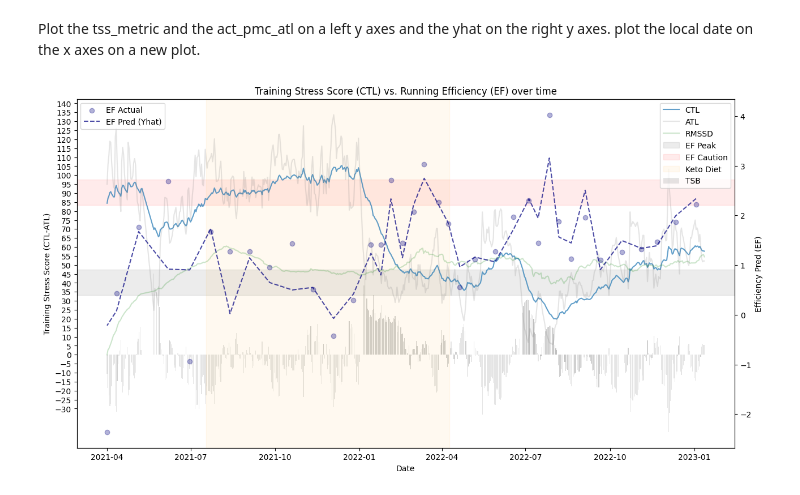
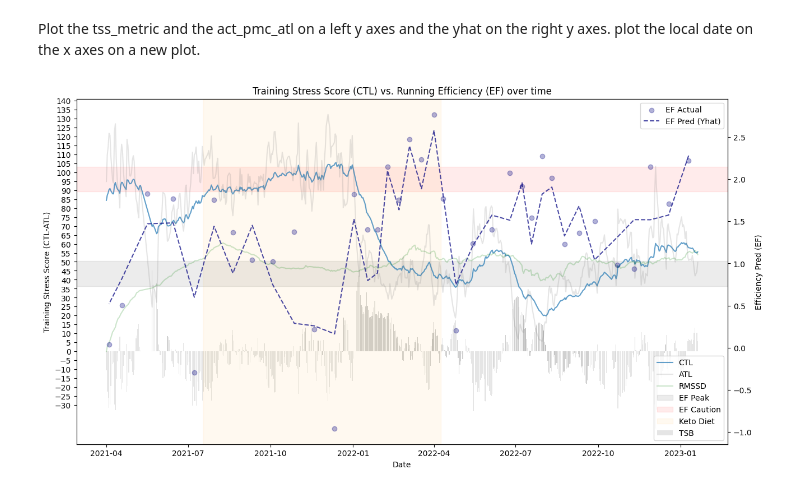
Before and after one commit to pgalko/ml_running_efficiency_predict, a Jupyter notebook: ML_Running_Efficiency_Prediction.ipynb, the cells around one changed output. Cells and saved outputs as stored; diff of their text form; code cells hidden in the pictures.

```diff
--- a/ML_Running_Efficiency_Prediction.ipynb
+++ b/ML_Running_Efficiency_Prediction.ipynb
@@ -77,7 +77,7 @@ def calculate_running_index_hr_rs(peak_speed,duration,distance,HR,HRmax,HRrest):
 # %% [markdown]
 Create a dataframe from the csv file
 # %%
-data_run = pd.read_csv("Activity_Data_Filtered.csv")
+data_run = pd.read_csv("db_efficiency_factor_pred_run.csv")
 # %%
 print(data_run)
 # %% [output]
@@ -139,6 +139,7 @@ Calculate running index for each run and add it to a new column 'ef_run'
 for index, row in data_run.iterrows():
   if "Run" in row['act_type']:
     data_run.loc[index,'ef_run'] = calculate_running_index_hr_rs(vvo2max_run,row['act_duration'],row['act_distance'],row['act_heart_rate'],HRmax,HRrest)
+    data_run.loc[index,'act_gap_run'] = row['act_gap']
 # %% [markdown]
 Drop ef_run values greater than 3 standard deviations from the mean
 # %%
@@ -167,6 +170,7 @@ bmi_block = []
 altitude_block = []
 act_count_block = []
 nutr_fiber_block = []
+act_gap_block = []
 # %% [markdown]
 Loop through the dataframe and calculate the mean values for each block
 # %%
@@ -178,6 +182,7 @@ for value in range(0, len(data_run[run_efficiency_metric]), block_len):
     rmssd_block.append(data_run['oura_sleep_rmssd'][value:value+block_len].mean())
     altitude_block.append(data_run['act_altitude'][value:value+block_len].mean())
     nutr_fiber_block.append(data_run['nutr_daily_fiber'][value:value+block_len].mean())
+    act_gap_block.append(data_run['act_gap_run'][value:value+block_len].mean())
 # %% [markdown]
 Replace NaN values with mean in the ef_run_block and rmssd_block lists
 # %%
@@ -331,33 +454,33 @@ ax1.plot(data_run['local_date'], data_run[tss_metric], alpha=0.7)
 ax1.plot(data_run['local_date'], data_run['act_pmc_atl'], alpha=0.2, color='grey')
 # #plot as bar the act_pmc_tsb
 ax1.bar(data_run['local_date'], data_run['act_pmc_tsb'], alpha=0.2, color='grey')
 #plot the oura_sleep_rmssd_7d_ema
 ax1.plot(data_run['local_date'], data_run['oura_sleep_rmssd_42d_ema'], alpha=0.2, color='green')
 # Labels
 ax1.set_xlabel('Date')
 ax1.set_ylabel('Training Stress Score (CTL-ATL)')
 #plot the tss_peak on a horizontal band
 ax1.axhspan(peak_tss-7,peak_tss+7, alpha=0.15, color='grey')
 #plot the danger_tss on a horizontal band
 ax1.axhspan(danger_tss-7,danger_tss+7, alpha=0.08, color='red')
 #draw a vertical band from x-axis 2021-07-18 to 2022-04-09 (Keto Diet)
 ax1.axvspan('2021-07-18', '2022-04-09', alpha=0.06, color='orange')
 
 # set the second y axes
 ax2 = ax1.twinx()
 #plot actual EF
 ax2.scatter(time_block,ef_run_block, alpha=0.3, color='navy')
 #plot yhat
 ax2.plot(time_block, yhat, alpha=0.7, color='navy',linestyle='--')
 # ax2 labels
 ax2.set_ylabel('Efficiency Pred (EF)')
 # ax1 legend
-ax1.legend(['CTL','ATL','RMSSD','EF Peak','EF Caution','Keto Diet','TSB'],loc='upper right')
+ax1.legend(['CTL','ATL','RMSSD','EF Peak','EF Caution','Keto Diet','TSB'],loc='lower right')
 # ax2 legend
-ax2.legend(['EF Actual','EF Pred (Yhat)'],loc='upper left')
+ax2.legend(['EF Actual','EF Pred (Yhat)'],loc='upper right')
 #title
 plt.title('Training Stress Score (CTL) vs. Running Efficiency (EF) over time')
 #show the plot
 plt.show()
 # %% [output]
-[figure, old version]
+[figure, new version]
```
Also changed, not shown: parts of 12 cells of this notebook.
